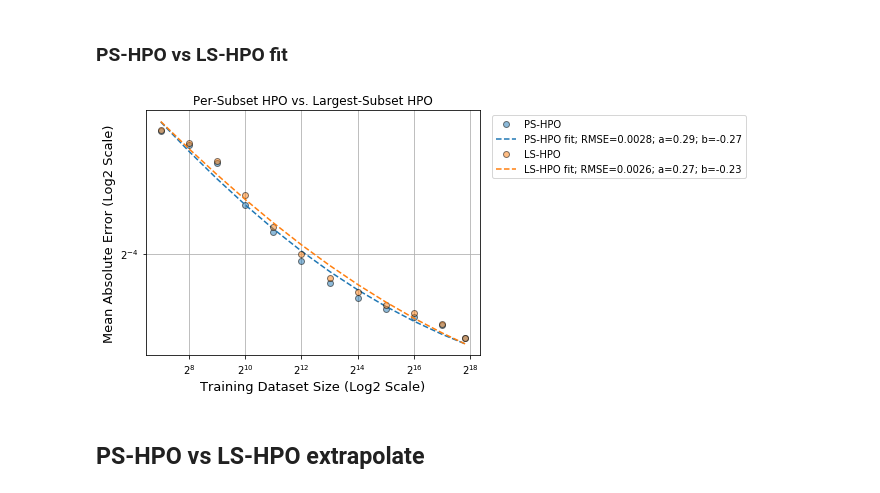
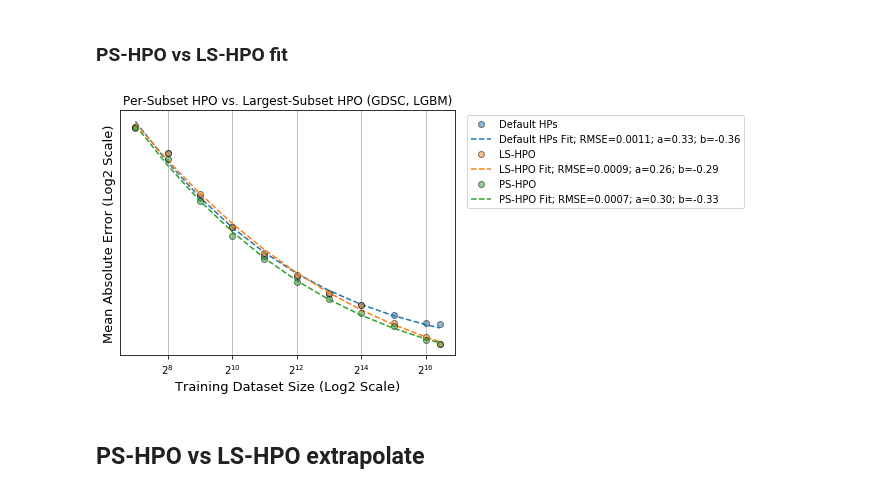
Before and after one commit to adpartin/LearningCurves, a Jupyter notebook: notebooks/02_hpo_runs.ipynb, the cells around one changed output. Cells and saved outputs as stored; diff of their text form; code cells hidden in the pictures.

```diff
--- a/notebooks/02_hpo_runs.ipynb
+++ b/notebooks/02_hpo_runs.ipynb
@@ -103,5 +75,11 @@ def extract_runs_by_specific_hps(hp_df, hps_dct):
 # %%
 # HPO runs base dir (Serial)
 # base_dir = Path('/vol/ml/apartin/projects/LearningCurves/trn.ccle/hpo_lgbm/trn.ccle/split_on_none')
-# base_dir = Path('/vol/ml/apartin/projects/LearningCurves/trn.gdsc/hpo_lgbm/trn.gdsc/split_on_none')
-base_dir = Path('/vol/ml/apartin/projects/LearningCurves/trn.ctrp/hpo_lgbm/trn.ctrp/split_on_none')
+
+# GDSC
+base_dir = Path('/vol/ml/apartin/projects/LearningCurves/trn.gdsc/hpo_lgbm_split_on_none/trn.gdsc/split_on_none')
+# base_dir = Path('/vol/ml/apartin/projects/LearningCurves/hpo_runs/lc_gdsc_lgbm_hpo/')
+
+# CTRP
+# base_dir = Path('/vol/ml/apartin/projects/LearningCurves/trn.ctrp/hpo_lgbm/trn.ctrp/split_on_none')
+# base_dir = Path('/vol/ml/apartin/projects/LearningCurves/hpo_runs/lc_ctrp_lgbm_hpo/')
@@ -325,16 +329,24 @@ plt.xlabel('Training Set Size');
 # %%
 marker='o'; alpha=0.5
 
-ax, fit_prms, rmse = lrn_crv_plot.plot_lrn_crv_power_law(x=ps_best['tr_size'], y=ps_best[met],
-                                                         marker=marker, alpha=alpha, label='PS-HPO',
+# The number of points used in the fit affects which fit is better
+shard_min_idx = 0
+# shard_min_idx = 2
+
+ax, fit_prms, rmse = lrn_crv_plot.plot_lrn_crv_power_law(x=hp_dflt['tr_size'][shard_min_idx:], y=hp_dflt[met][shard_min_idx:],
+                                                         marker=marker, alpha=alpha, label='Default HPs',
                                                          ax=None, **plot_fit_kwargs)
 
-ax, fit_prms, rmse = lrn_crv_plot.plot_lrn_crv_power_law(x=ls_best['tr_size'], y=ls_best[met],
+ax, fit_prms, rmse = lrn_crv_plot.plot_lrn_crv_power_law(x=ls_best['tr_size'][shard_min_idx:], y=ls_best[met][shard_min_idx:],
                                                          marker=marker, alpha=alpha, label='LS-HPO',
+                                                         ax=ax, **plot_fit_kwargs)
+
+ax, fit_prms, rmse = lrn_crv_plot.plot_lrn_crv_power_law(x=ps_best['tr_size'][shard_min_idx:], y=ps_best[met][shard_min_idx:],
+                                                         marker=marker, alpha=alpha, label='PS-HPO',
                                                          ax=ax, **plot_fit_kwargs,
-                                                         title='Per-Subset HPO vs. Largest-Subset HPO')
+                                                         title=f'Per-Subset HPO vs. Largest-Subset HPO ({src.upper()}, {model.upper()})')
 # %% [output]
-[figure, old version]
+[figure, new version]
 # %% [markdown]
 ## PS-HPO vs LS-HPO extrapolate
 # %%
```
Also changed, not shown: parts of 30 cells of this notebook, 19 other files.
